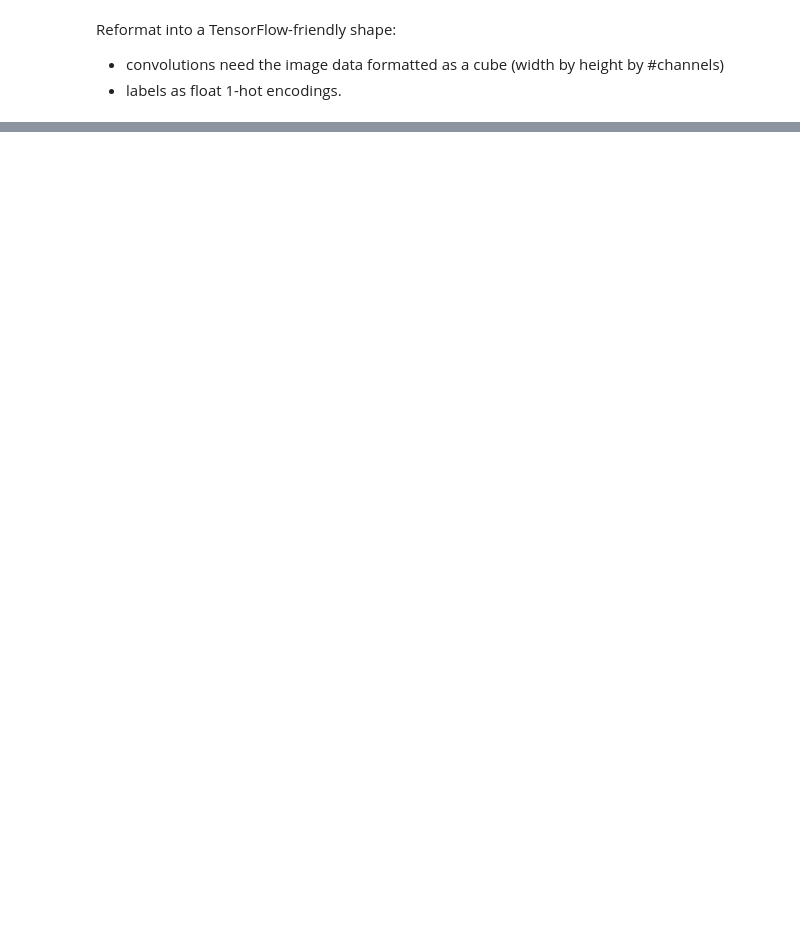
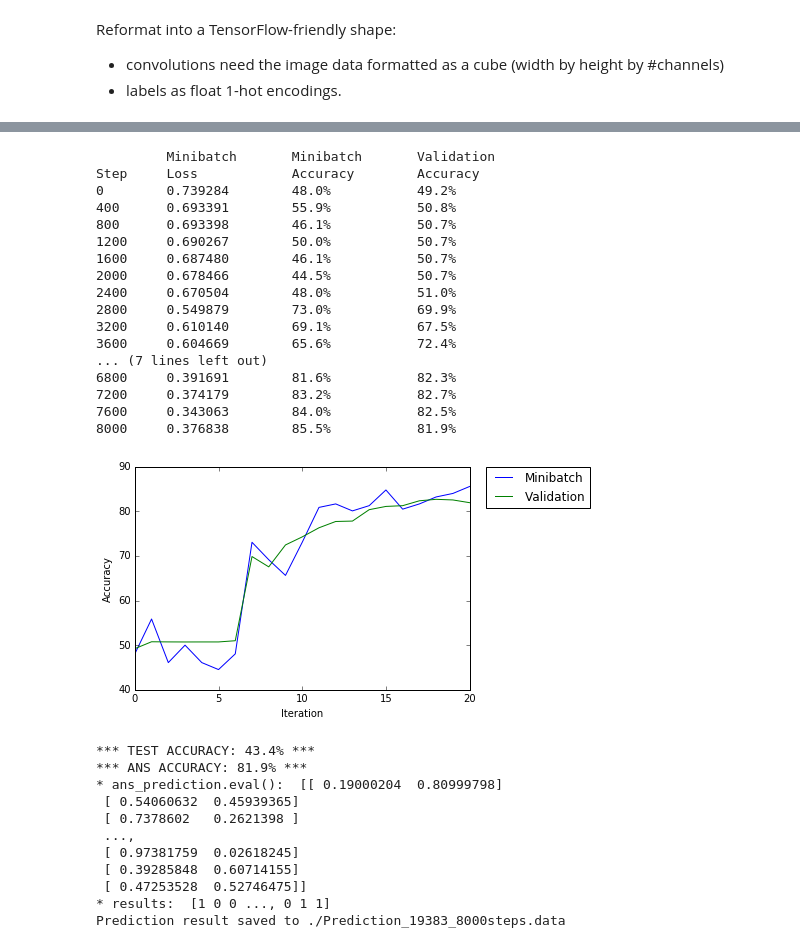
Before and after one commit to choznerol/TensorFlow_Protein-DNA-binding-prediction, a Jupyter notebook: Protein-DNA binding prediction (CTCF).ipynb, the cells around one changed output, grey strips where cells are left out. Drawn from its saved outputs; the diff is of its cells as text; code cells hidden in the pictures; blank space fills up the shorter version.

```diff
--- a/Protein-DNA binding prediction (CTCF).ipynb
+++ b/Protein-DNA binding prediction (CTCF).ipynb
@@ -265,0 +305,32 @@ Prediction result saved to ./Prediction_19383.data
+# %%
+result_8000 = run_session(8000, DIST = './Prediction_19383_8000steps.data')
+# %% [output]
+         Minibatch       Minibatch       Validation
+Step     Loss            Accuracy        Accuracy
+0        0.739284        48.0%           49.2%
+400      0.693391        55.9%           50.8%
+800      0.693398        46.1%           50.7%
+1200     0.690267        50.0%           50.7%
+1600     0.687480        46.1%           50.7%
+2000     0.678466        44.5%           50.7%
+2400     0.670504        48.0%           51.0%
+2800     0.549879        73.0%           69.9%
+3200     0.610140        69.1%           67.5%
+3600     0.604669        65.6%           72.4%
+... (7 lines left out)
+6800     0.391691        81.6%           82.3%
+7200     0.374179        83.2%           82.7%
+7600     0.343063        84.0%           82.5%
+8000     0.376838        85.5%           81.9%
+[figure, added]
+*** TEST ACCURACY: 43.4% ***
+*** ANS ACCURACY: 81.9% ***
+* ans_prediction.eval():  [[ 0.19000204  0.80999798]
+ [ 0.54060632  0.45939365]
+ [ 0.7378602   0.2621398 ]
+ ...,
+ [ 0.97381759  0.02618245]
+ [ 0.39285848  0.60714155]
+ [ 0.47253528  0.52746475]]
+* results:  [1 0 0 ..., 0 1 1]
+Prediction result saved to ./Prediction_19383_8000steps.data
```
Also changed, not shown: parts of 12 cells of this notebook, 5 other files.
